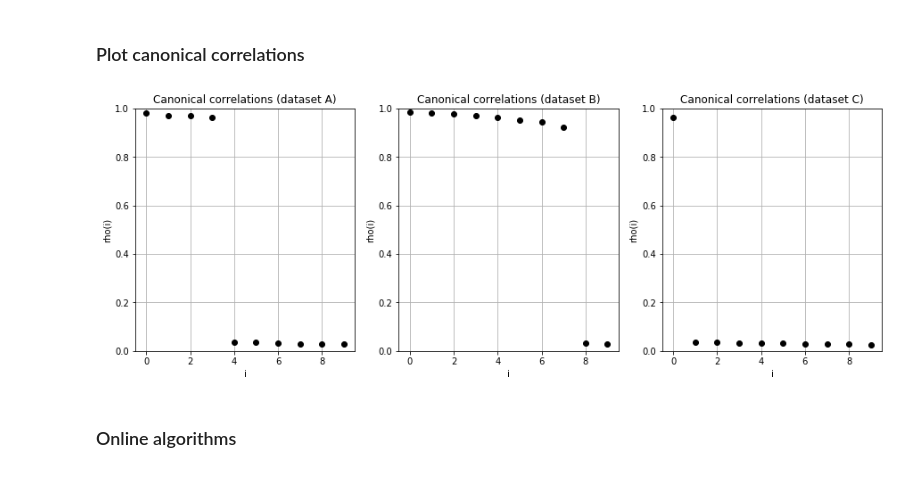
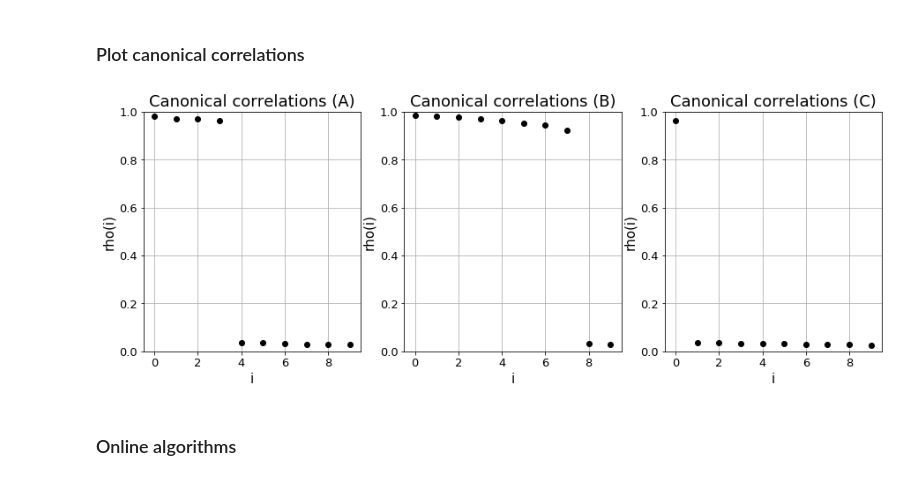
Before and after one commit to flatironinstitute/bio-cca, a Jupyter notebook: demo_adaptive_cca.ipynb, the cells around one changed output. Saved outputs shown, nothing was run; the diff lists cells and outputs as text; code cells hidden in the pictures.

```diff
--- a/demo_adaptive_cca.ipynb
+++ b/demo_adaptive_cca.ipynb
@@ -15,15 +19,18 @@ dataset = 'adaptive'
 # %%
 # load dataset
 
+X, Y, samples = {}, {}, {}
+
 if dataset=='synthetic':
-    X = np.load('datasets/synthetic/view1.npy')
-    Y = np.load('datasets/synthetic/view2.npy')
+    modes = ["A"]
+    X["A"] = np.load('datasets/synthetic/view1.npy')
+    Y["A"] = np.load('datasets/synthetic/view2.npy')
 elif dataset=='mediamill':
-    X = np.load('datasets/mediamill/view1.npy')
-    Y = np.load('datasets/mediamill/view2.npy')
+    modes = ["A"]
+    X["A"] = np.load('datasets/mediamill/view1.npy')
+    Y["A"] = np.load('datasets/mediamill/view2.npy')
 elif dataset=='adaptive':
     modes = ["A", "B", "C"]
-    X, Y = {}, {}
     X["A"] = np.load('datasets/adaptive/view1a.npy')
     Y["A"] = np.load('datasets/adaptive/view2a.npy')
     X["B"] = np.load('datasets/adaptive/view1b.npy')
@@ -36,7 +43,8 @@ elif dataset=='adaptive':
 x_dim = X["A"].shape[0]
 y_dim = Y["A"].shape[0]
 
-samples = {"A": X["A"].shape[1], "B": X["B"].shape[1], "C": X["C"].shape[1]}
+for mode in modes:
+    samples[mode] = X[mode].shape[1]
 # %% [markdown]
 ### Offline solution
 # %%
@@ -51,38 +59,24 @@ for mode in modes:
 # %% [markdown]
 ### Plot canonical correlations
 # %%
-fig = plt.figure(figsize=(15,5))
+fig = plt.figure(figsize=(5*len(modes),5))
 
-ax = plt.subplot(1, 3, 1)
+i = 1
 
-ax.plot(canonical_correlations["A"], 'o', color='black')
-plt.xlim(-.5,9.5)
-plt.ylim(0,1)
-plt.title('Canonical correlations (dataset A)')
-plt.xlabel('i')
-plt.ylabel('rho(i)')
-plt.grid()
+for mode in modes:
 
-ax = plt.subplot(1, 3, 2)
+    ax = plt.subplot(1, len(modes), i)
 
-ax.plot(canonical_correlations["B"], 'o', color='black')
-plt.xlim(-.5,9.5)
-plt.ylim(0,1)
-plt.title('Canonical correlations (dataset B)')
-plt.xlabel('i')
-plt.ylabel('rho(i)')
-plt.grid()
+    ax.plot(canonical_correlations[mode], 'o', color='black')
+    plt.xlim(-.5,9.5)
+    plt.ylim(0,1)
+    plt.title(f'Canonical correlations ({mode})')
+    plt.xlabel('i')
+    plt.ylabel('rho(i)')
+    plt.grid()
 
-ax = plt.subplot(1, 3, 3)
-
-ax.plot(canonical_correlations["C"], 'o', color='black')
-plt.xlim(-.5,9.5)
-plt.ylim(0,1)
-plt.title('Canonical correlations (dataset C)')
-plt.xlabel('i')
-plt.ylabel('rho(i)')
-plt.grid()
+    i += 1
 
 plt.show()
 # %% [output]
-[figure, old version]
+[figure, new version]
```
Also changed, not shown: parts of 17 cells of this notebook, 3 other files.
